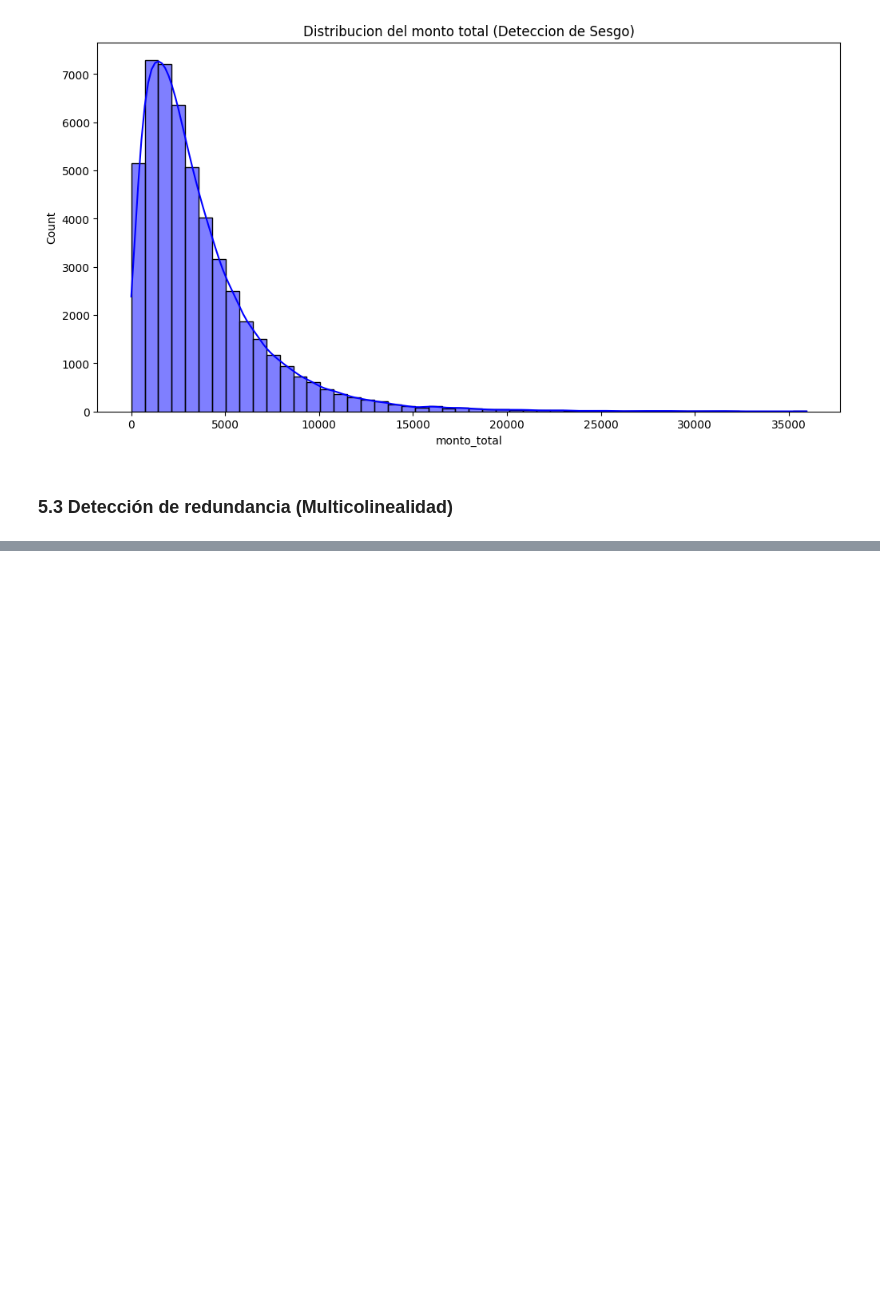
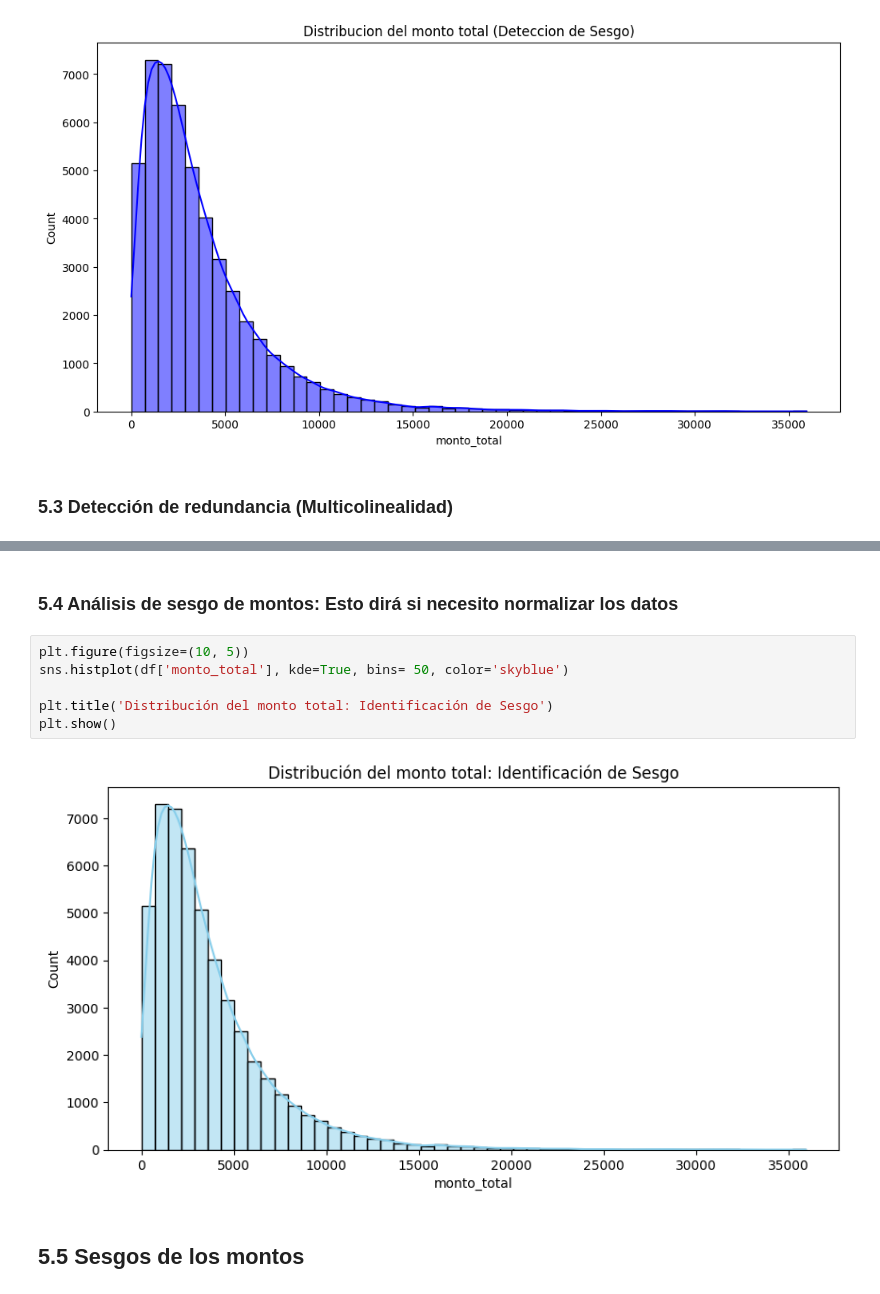
Before and after one commit to IgnacioToy/analisis-de-deteccion-de-fraude-bancario, a Jupyter notebook: netbooks/00_expliracion.ipynb, the cells around one changed output, grey strips where cells are left out. Cells and saved outputs as stored; diff of their text form; blank space fills up the shorter version.

```diff
--- a/netbooks/00_expliracion.ipynb
+++ b/netbooks/00_expliracion.ipynb
@@ -366,0 +384,12 @@ TypeError: DataFrame.select_dtypes() got an unexpected keyword argument 'incluid
+# %% [markdown]
+### 5.4 Análisis de sesgo de montos: Esto dirá si necesito normalizar los datos
+# %%
+plt.figure(figsize=(10, 5))
+sns.histplot(df['monto_total'], kde=True, bins= 50, color='skyblue')
+
+plt.title('Distribución del monto total: Identificación de Sesgo')
+plt.show()
+# %% [output]
+[figure, added]
+# %% [markdown]
+## 5.5 Sesgos de los montos
```
Also changed, not shown: parts of 4 cells of this notebook.
